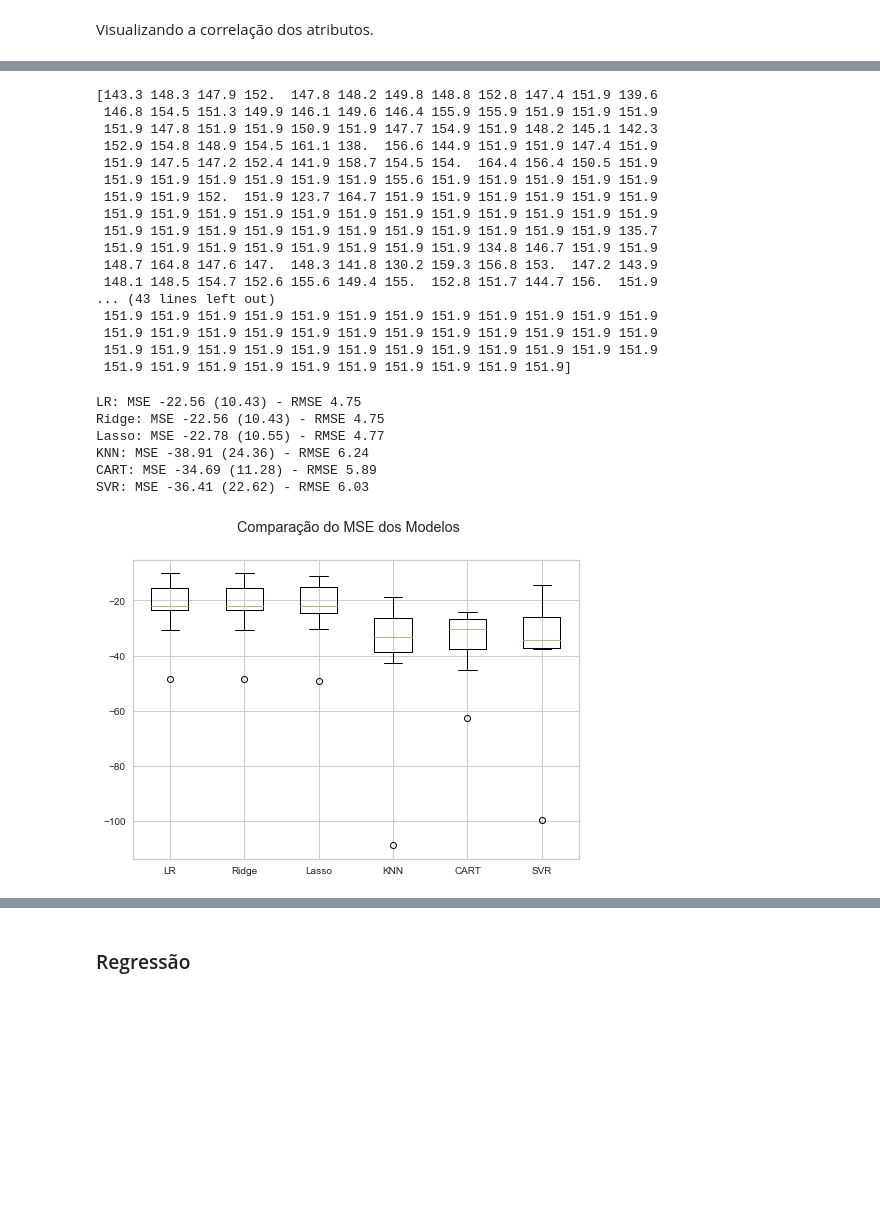
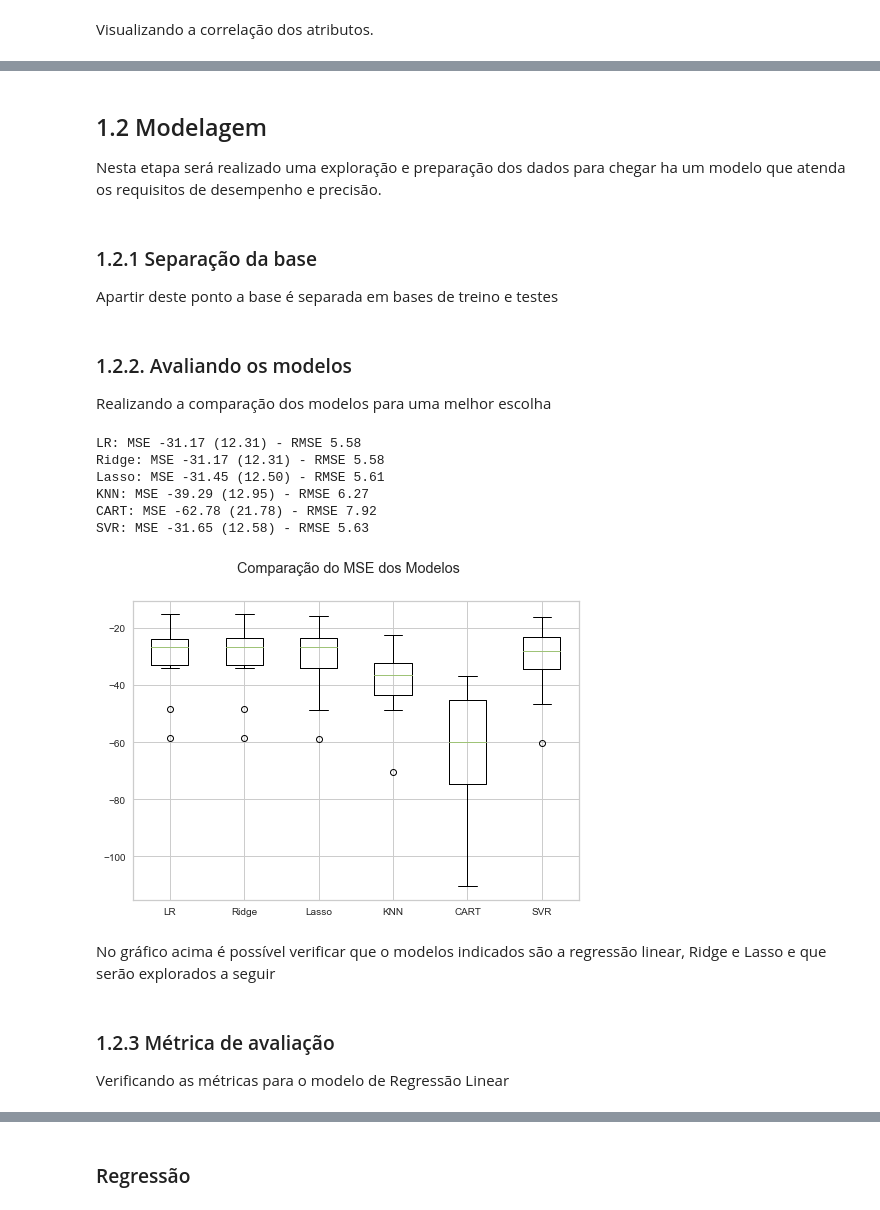
Before and after one commit to tal-rsg/3-MVP, a Jupyter notebook: mvp_machineLearning.ipynb, the cells around one changed output, grey strips where cells are left out. Drawn from its saved outputs; the diff is of its cells as text; code cells hidden in the pictures; blank space fills up the shorter version.

```diff
--- a/mvp_machineLearning.ipynb
+++ b/mvp_machineLearning.ipynb
@@ -106,7 +102,7 @@ Index(['resource_state', 'athlete', 'name', 'distance', 'moving_time',
 Devido a extenção de atributos no dataset selecionamos os principais que compreendemos serem os mais úteis para continuarmos e realizamos a limpeza dos valores nulos.
 # %%
 # criando um novo dataframe com a seleção de alguns atributos
-df_strava = df.loc[(df['sport_type'] == "Ride") & (df['distance'] >= 10000),['distance','moving_time','total_elevation_gain','id','start_date','average_speed','max_speed','average_heartrate','max_heartrate', 'elev_high', 'elev_low','average_temp']]
+df_strava = df.loc[(df['sport_type'] == "Ride") & (df['distance'] >= 10000),['distance','moving_time','total_elevation_gain','start_date','average_speed','max_speed','average_heartrate','max_heartrate', 'elev_high', 'elev_low','average_temp']]
 
 df_strava.head()
 # %% [output]
@@ -237,75 +199,66 @@ Dados Originais:
+# %% [markdown]
+## 1.2 Modelagem
+Nesta etapa será realizado uma exploração e preparação dos dados para chegar ha um modelo que atenda os requisitos de desempenho e precisão.
+# %% [markdown]
+### 1.2.1 Separação da base
+Apartir deste ponto a base é separada em bases de treino e testes
 # %%
-# Preparação dos dados
+# Separação em bases de treino e teste (holdout)
+array = df_lrstravatrain.values
+lr_X = array[:,0:10] # atributos
+lr_y = array[:,10] # classe (target)
 
-# Separação em bases de treino e teste (holdout)
-array = df_stravatrain.values
-#X = array[:,0:12] # atributos
-y = array[:,12] # classe (target)
+lrX_train, lrX_test, lry_train, lry_test = train_test_split(lr_X, lr_y, test_size=0.3, random_state=42) # faz a divisão
 
-X_train, X_test, y_train, y_test = train_test_split(X, y, test_size=0.20, random_state=7) # faz a divisão
-
-# Criando os folds para a validação cruzada
-num_particoes = 10 # número de folds da validação cruzada
-kfold = KFold(n_splits=num_particoes, shuffle=True, random_state=7) # faz o particionamento em 10 folds
-
-print(y)
+# criando so folds
+kfold = KFold(n_splits=10, random_state=7, shuffle=True)
-# %% [output]
-[143.3 148.3 147.9 152.  147.8 148.2 149.8 148.8 152.8 147.4 151.9 139.6
- 146.8 154.5 151.3 149.9 146.1 149.6 146.4 155.9 155.9 151.9 151.9 151.9
- 151.9 147.8 151.9 151.9 150.9 151.9 147.7 154.9 151.9 148.2 145.1 142.3
- 152.9 154.8 148.9 154.5 161.1 138.  156.6 144.9 151.9 151.9 147.4 151.9
- 151.9 147.5 147.2 152.4 141.9 158.7 154.5 154.  164.4 156.4 150.5 151.9
- 151.9 151.9 151.9 151.9 151.9 151.9 155.6 151.9 151.9 151.9 151.9 151.9
- 151.9 151.9 152.  151.9 123.7 164.7 151.9 151.9 151.9 151.9 151.9 151.9
- 151.9 151.9 151.9 151.9 151.9 151.9 151.9 151.9 151.9 151.9 151.9 151.9
- 151.9 151.9 151.9 151.9 151.9 151.9 151.9 151.9 151.9 151.9 151.9 135.7
- 151.9 151.9 151.9 151.9 151.9 151.9 151.9 151.9 134.8 146.7 151.9 151.9
- 148.7 164.8 147.6 147.  148.3 141.8 130.2 159.3 156.8 153.  147.2 143.9
- 148.1 148.5 154.7 152.6 155.6 149.4 155.  152.8 151.7 144.7 156.  151.9
-... (43 lines left out)
- 151.9 151.9 151.9 151.9 151.9 151.9 151.9 151.9 151.9 151.9 151.9 151.9
- 151.9 151.9 151.9 151.9 151.9 151.9 151.9 151.9 151.9 151.9 151.9 151.9
- 151.9 151.9 151.9 151.9 151.9 151.9 151.9 151.9 151.9 151.9 151.9 151.9
- 151.9 151.9 151.9 151.9 151.9 151.9 151.9 151.9 151.9 151.9]
+# %% [markdown]
+### 1.2.2. Avaliando os modelos
+Realizando a comparação dos modelos para uma melhor escolha
 # %%
 # Modelagem
 
 # Definindo uma seed global para esta célula de código
-np.random.seed(7)
+np.random.seed(10)
 
 # Listas para armazenar os modelos, os resultados e os nomes dos modelos
 models = []
 results = []
 names = []
 
 # Preparando os modelos e adicionando-os em uma lista
 models.append(('LR', LinearRegression()))
 models.append(('Ridge', Ridge()))
 models.append(('Lasso', Lasso()))
 models.append(('KNN', KNeighborsRegressor()))
 models.append(('CART', DecisionTreeRegressor()))
 models.append(('SVR', SVR()))
 
 # Avaliando um modelo por vez
 for name, model in models:
-  cv_results = cross_val_score(model, X_train, y_train, cv=kfold, scoring='neg_mean_squared_error')
+  cv_results = cross_val_score(model, lrX_train, lry_train, cv=kfold, scoring='neg_mean_squared_error')
   results.append(cv_results)
   names.append(name)
   msg = "%s: MSE %0.2f (%0.2f) - RMSE %0.2F" % (name, cv_results.mean(), cv_results.std(), np.sqrt(abs(cv_results.mean()))) # média e desvio padrão dos 10 resultados da validação cruzada
   print(msg)
 
 # Boxplot de comparação dos modelos
 fig = plt.figure()
 fig.suptitle('Comparação do MSE dos Modelos')
 ax = fig.add_subplot(111)
 plt.boxplot(results)
 ax.set_xticklabels(names)
 plt.show()
 # %% [output]
-LR: MSE -22.56 (10.43) - RMSE 4.75
-Ridge: MSE -22.56 (10.43) - RMSE 4.75
-Lasso: MSE -22.78 (10.55) - RMSE 4.77
-KNN: MSE -38.91 (24.36) - RMSE 6.24
-CART: MSE -34.69 (11.28) - RMSE 5.89
-SVR: MSE -36.41 (22.62) - RMSE 6.03
+LR: MSE -31.17 (12.31) - RMSE 5.58
+Ridge: MSE -31.17 (12.31) - RMSE 5.58
+Lasso: MSE -31.45 (12.50) - RMSE 5.61
+KNN: MSE -39.29 (12.95) - RMSE 6.27
+CART: MSE -62.78 (21.78) - RMSE 7.92
+SVR: MSE -31.65 (12.58) - RMSE 5.63
-[figure, old version]
+[figure, new version]
+# %% [markdown]
+No gráfico acima é possível verificar que o modelos indicados são a regressão linear, Ridge e Lasso e que serão explorados a seguir
+# %% [markdown]
+### 1.2.3 Métrica de avaliação
+Verificando as métricas  para o modelo de Regressão Linear
```
Also changed, not shown: parts of 56 cells of this notebook, 1 other file.
